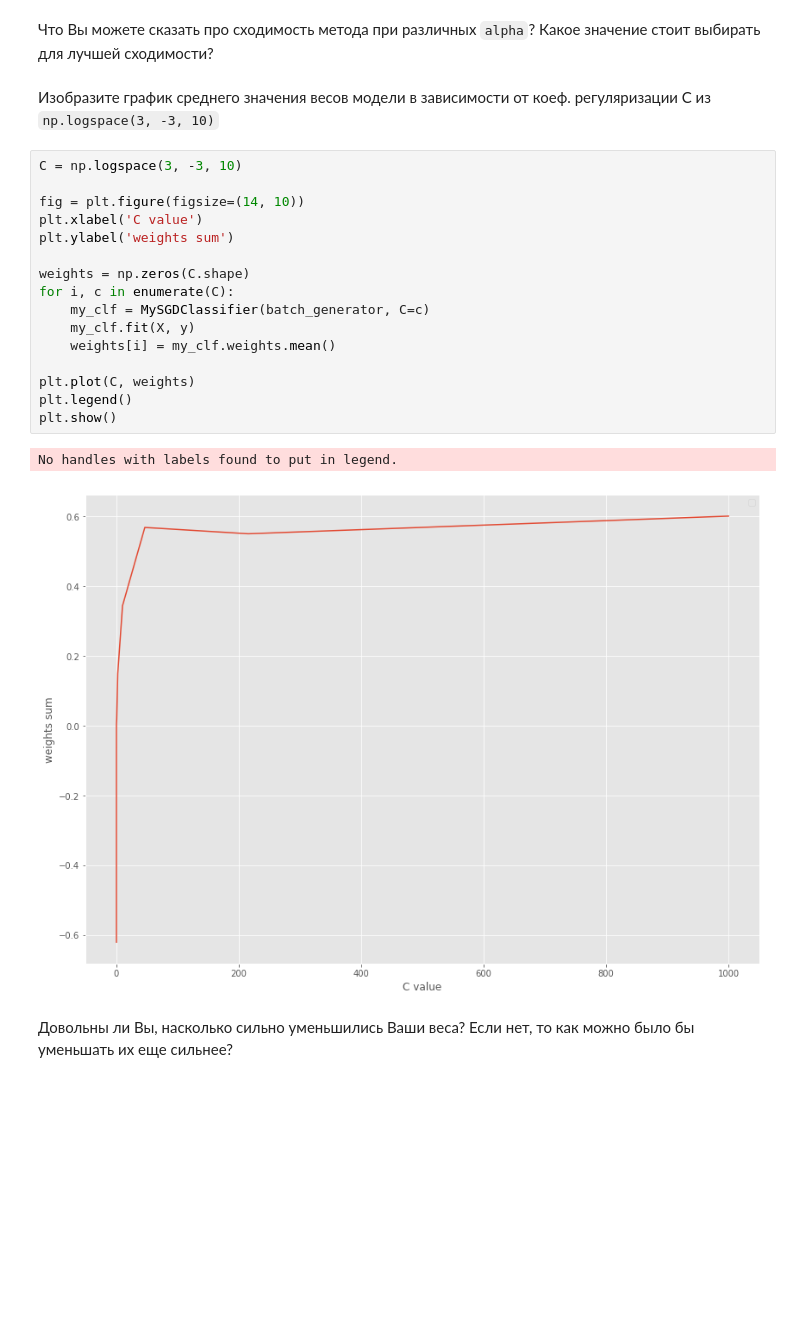
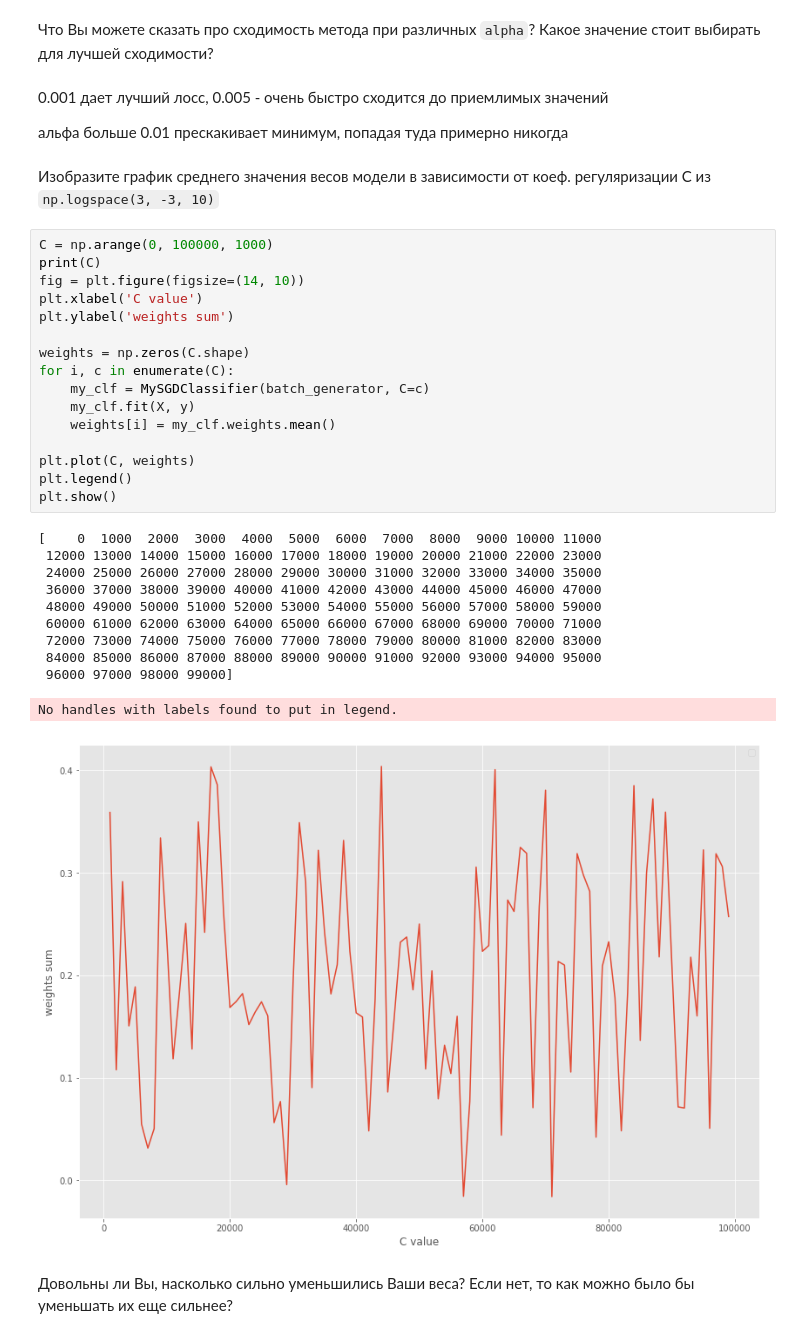
Before and after one commit to MariaMsu/ML_Algorithms, a Jupyter notebook: cherepnina_hw3.ipynb, the cells around one changed output. Saved outputs shown, nothing was run; the diff lists cells and outputs as text; blank space fills up the shorter version.

```diff
--- a/cherepnina_hw3.ipynb
+++ b/cherepnina_hw3.ipynb
@@ -467,26 +467,39 @@ plt.show()
 [figure]
 # %% [markdown]
 Что Вы можете сказать про сходимость метода при различных `alpha`? Какое значение стоит выбирать для лучшей сходимости?
+# %% [markdown]
+0.001 дает лучший лосс, 0.005 - очень быстро сходится до приемлимых значений
+
+альфа больше 0.01 прескакивает минимум, попадая туда примерно никогда
 # %% [markdown]
 Изобразите график среднего значения весов модели в зависимости от коеф. регуляризации С из `np.logspace(3, -3, 10)`
 # %%
-C = np.logspace(3, -3, 10)
-
+C = np.arange(0, 100000, 1000)
+print(C)
 fig = plt.figure(figsize=(14, 10))
 plt.xlabel('C value')
 plt.ylabel('weights sum')
 
 weights = np.zeros(C.shape)
 for i, c in enumerate(C):
     my_clf = MySGDClassifier(batch_generator, C=c)
     my_clf.fit(X, y)
     weights[i] = my_clf.weights.mean()
 
 plt.plot(C, weights)
 plt.legend()
 plt.show()
 # %% [output]
-No handles with labels found to put in legend.
+[    0  1000  2000  3000  4000  5000  6000  7000  8000  9000 10000 11000
+ 12000 13000 14000 15000 16000 17000 18000 19000 20000 21000 22000 23000
+ 24000 25000 26000 27000 28000 29000 30000 31000 32000 33000 34000 35000
+ 36000 37000 38000 39000 40000 41000 42000 43000 44000 45000 46000 47000
+ 48000 49000 50000 51000 52000 53000 54000 55000 56000 57000 58000 59000
+ 60000 61000 62000 63000 64000 65000 66000 67000 68000 69000 70000 71000
+ 72000 73000 74000 75000 76000 77000 78000 79000 80000 81000 82000 83000
+ 84000 85000 86000 87000 88000 89000 90000 91000 92000 93000 94000 95000
+ 96000 97000 98000 99000]
+No handles with labels found to put in legend.
-[figure, old version]
+[figure, new version]
 # %% [markdown]
 Довольны ли Вы, насколько сильно уменьшились Ваши веса? Если нет, то как можно было бы уменьшать их еще сильнее?
```
Also changed, not shown: parts of 3 cells of this notebook.
